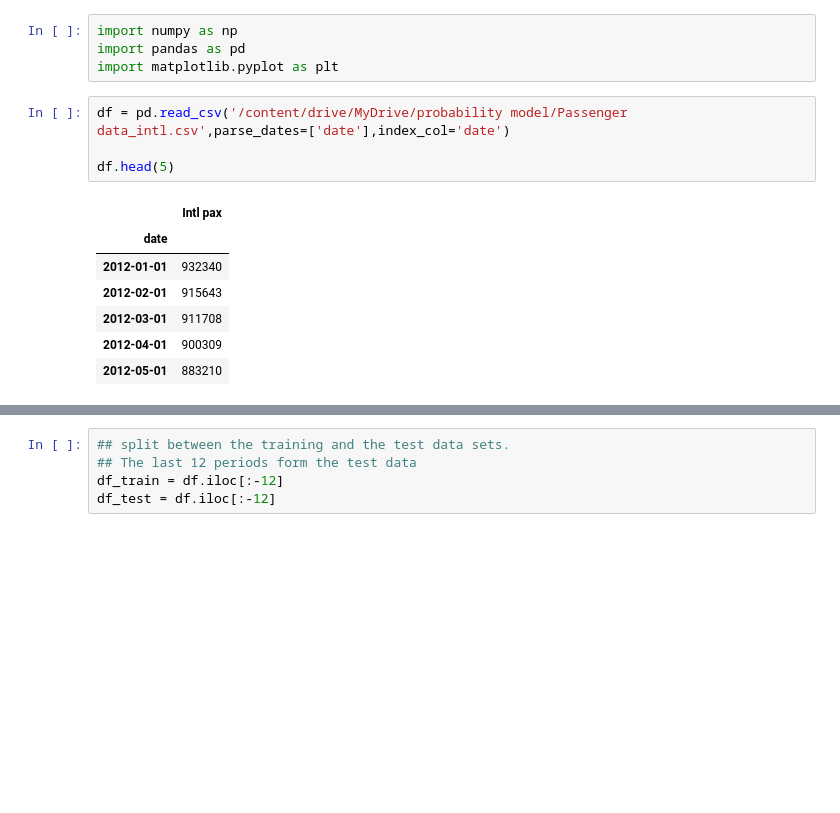
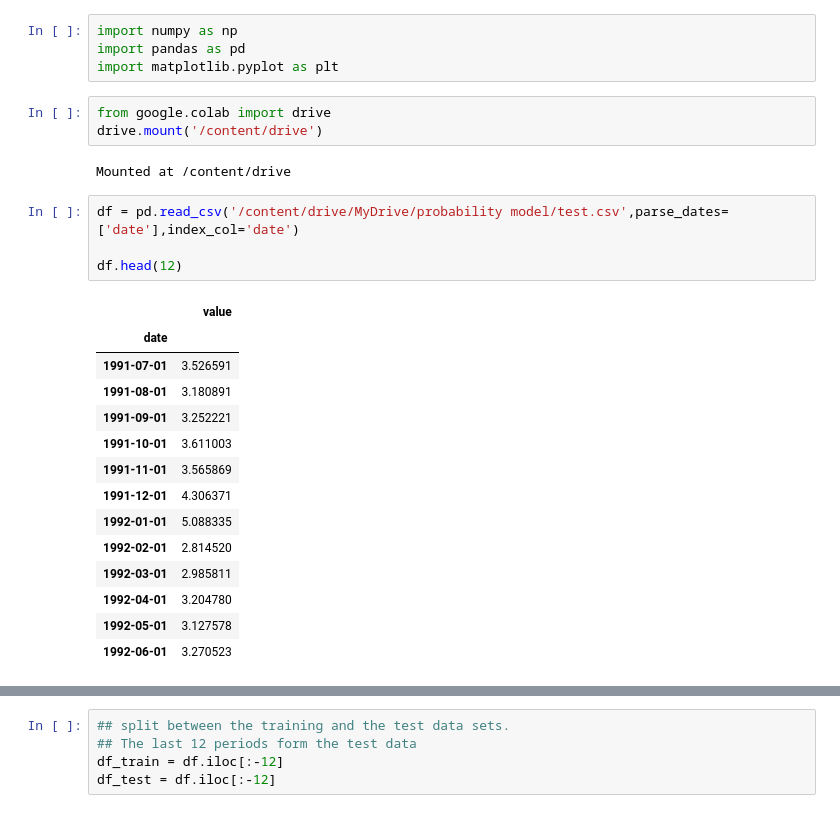
Before and after one commit to sejii93/Probability-Model, a Jupyter notebook: Exponential_Smoothing_test.ipynb, the cells around one changed output, grey strips where cells are left out. Cells and saved outputs as stored; diff of their text form; blank space fills up the shorter version.

Commit message:
Colaboratory를 통해 생성됨

```diff
--- a/Exponential_Smoothing_test.ipynb
+++ b/Exponential_Smoothing_test.ipynb
@@ -4,18 +4,30 @@
 import numpy as np
 import pandas as pd
 import matplotlib.pyplot as plt
+# %%
+from google.colab import drive
+drive.mount('/content/drive')
+# %% [output]
+Mounted at /content/drive
 # %%
-df = pd.read_csv('/content/drive/MyDrive/probability model/Passenger data_intl.csv',parse_dates=['date'],index_col='date')
+df = pd.read_csv('/content/drive/MyDrive/probability model/test.csv',parse_dates=['date'],index_col='date')
 
-df.head(5)
+df.head(12)
 # %% [output]
-|  | Intl pax |
+|  | value |
 | date |  |
-| 2012-01-01 | 932340 |
-| 2012-02-01 | 915643 |
-| 2012-03-01 | 911708 |
-| 2012-04-01 | 900309 |
-| 2012-05-01 | 883210 |
+| 1991-07-01 | 3.526591 |
+| 1991-08-01 | 3.180891 |
+| 1991-09-01 | 3.252221 |
+| 1991-10-01 | 3.611003 |
+| 1991-11-01 | 3.565869 |
+| 1991-12-01 | 4.306371 |
+| 1992-01-01 | 5.088335 |
+| 1992-02-01 | 2.814520 |
+| 1992-03-01 | 2.985811 |
+| 1992-04-01 | 3.204780 |
+| 1992-05-01 | 3.127578 |
+| 1992-06-01 | 3.270523 |
 # %%
 ## time series plot
 df.plot(figsize=[12,8])
```
Also changed, not shown: parts of 11 cells of this notebook.
